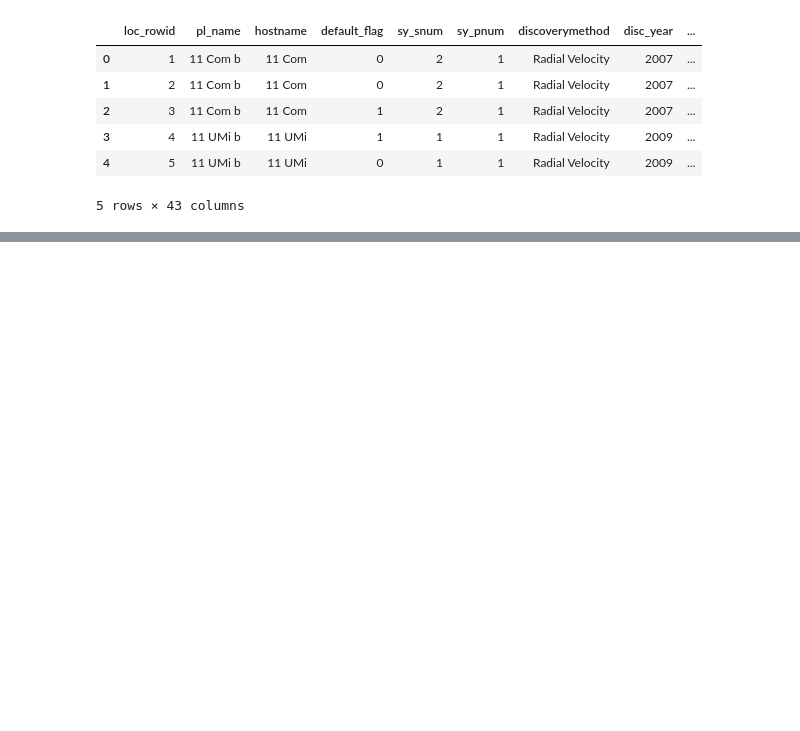
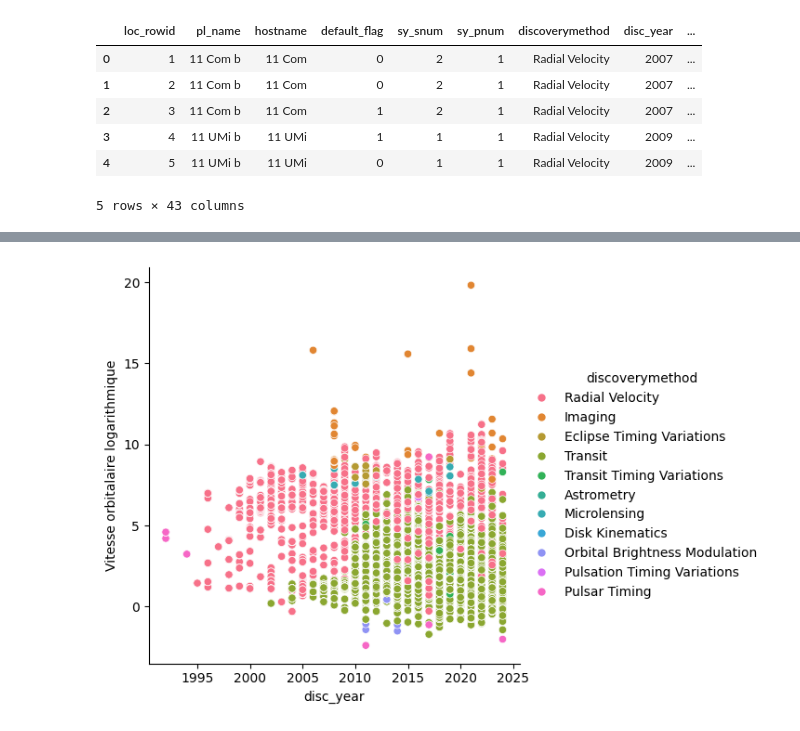
Before and after one commit to ClementGOUJON-dot/pe-hackathon, a Jupyter notebook: Clément.ipynb, the cells around one changed output, grey strips where cells are left out. Cells and saved outputs as stored; diff of their text form; code cells hidden in the pictures; blank space fills up the shorter version.

```diff
--- a/Clément.ipynb
+++ b/Clément.ipynb
@@ -28,0 +30,5 @@ sns.relplot(data=df, x='pl_rade', y='sy_dist', col='discoverymethod');
+# %%
+df['Vitesse orbitalaire logarithmique']=np.log(df['pl_orbper'])
+sns.relplot(data=df, x='disc_year', y='Vitesse orbitalaire logarithmique', hue='discoverymethod');
+# %% [output]
+[figure, added]
```
Also changed, not shown: parts of 3 cells of this notebook.
